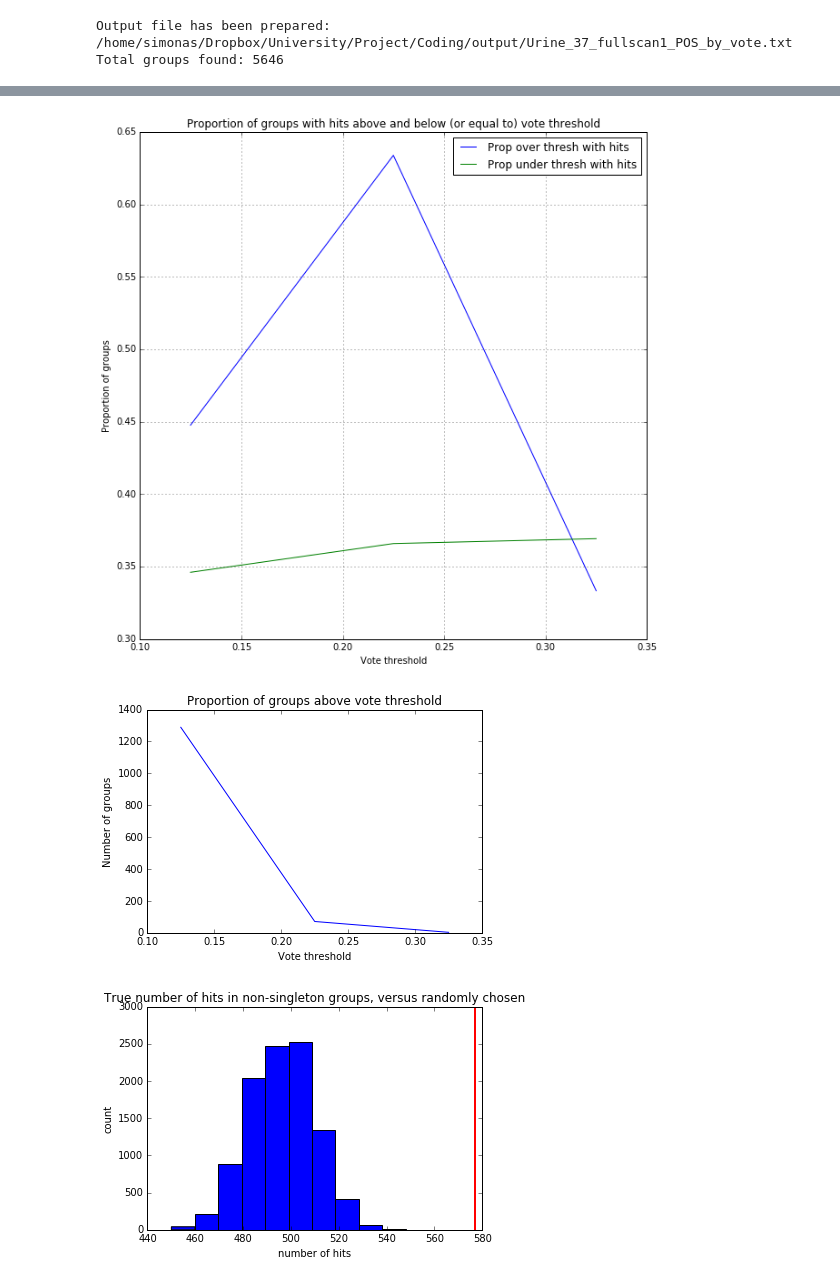
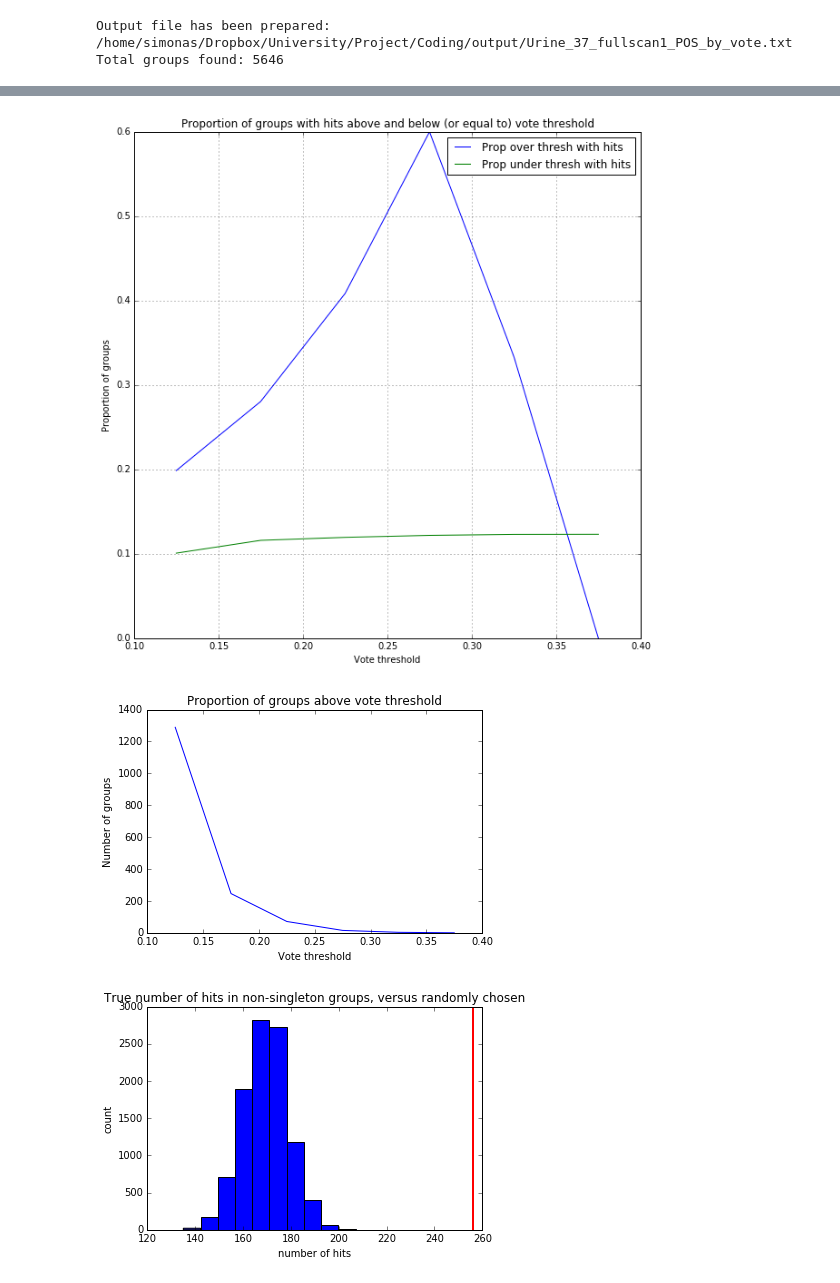
Before and after one commit to sdrogers/ms1fun, a Jupyter notebook: sv_algorithm/sv_main.ipynb, the cells around one changed output, grey strips where cells are left out. Saved outputs shown, nothing was run; the diff lists cells and outputs as text; code cells hidden in the pictures.

Commit message:
Now excludes expected metabolites...

```diff
--- a/sv_algorithm/sv_main.ipynb
+++ b/sv_algorithm/sv_main.ipynb
@@ -93,8 +108,9 @@ Output file has been prepared:
 /home/simonas/Dropbox/University/Project/Coding/output/Urine_37_fullscan1_POS_by_vote.txt
 Total groups found: 5646
 # %%
-# v_thresh = np.arange(0.1249,0.35,0.1). However: numpy documentations advises against using arange with non-integer
+# v_thresh = np.arange(0.1249,0.35,0.1). However: numpy documentation advises against using arange with non-integer
 # steps, as this could lead to inconsistent results.
 
-counts = hmdb_analysis(groups, filename=output_file[:-4])
+counts = hmdb_analysis(groups, filename=output_file[:-4], v_thresh = np.arange(0.1249,0.38,0.05),
+                       hmdb_filter = ['Expected and Not Quantified'])
 # %% [output]
@@ -104,6 +120,6 @@ Number of group hits (i.e. hits on group Ms): 2085 (37% of groups)
-[figure, old version]
+[figure, new version]
-[figure, old version]
+[figure, new version]
-[figure, old version]
+[figure, new version]
 # %%
 # Command line printing
 # for group in groups:
```
Also changed, not shown: parts of 3 cells of this notebook.
